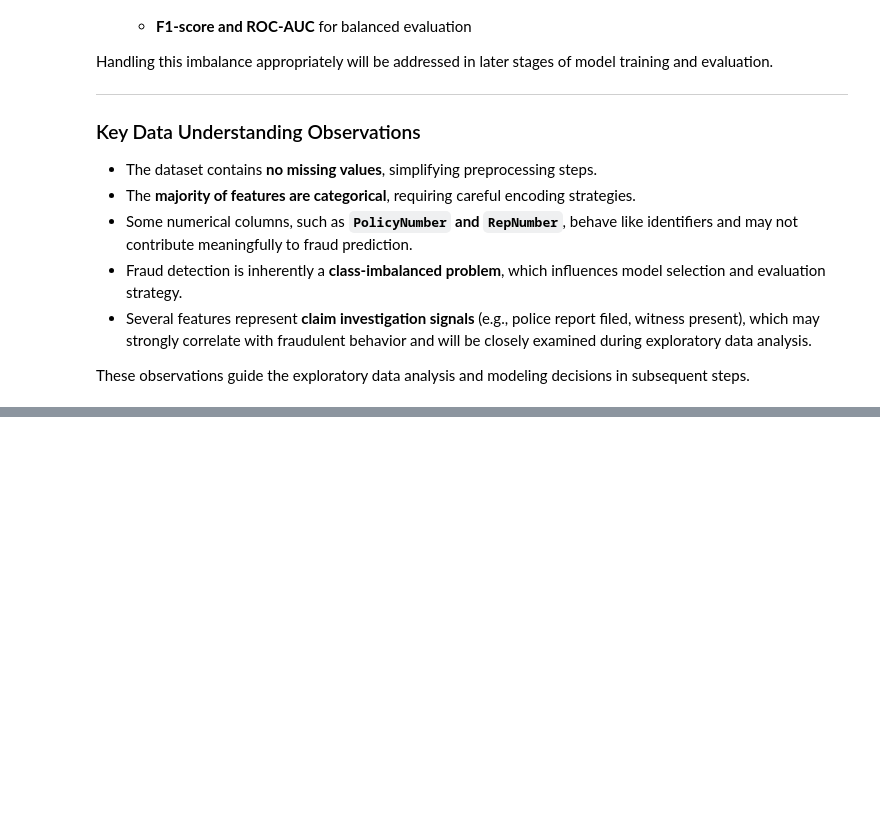
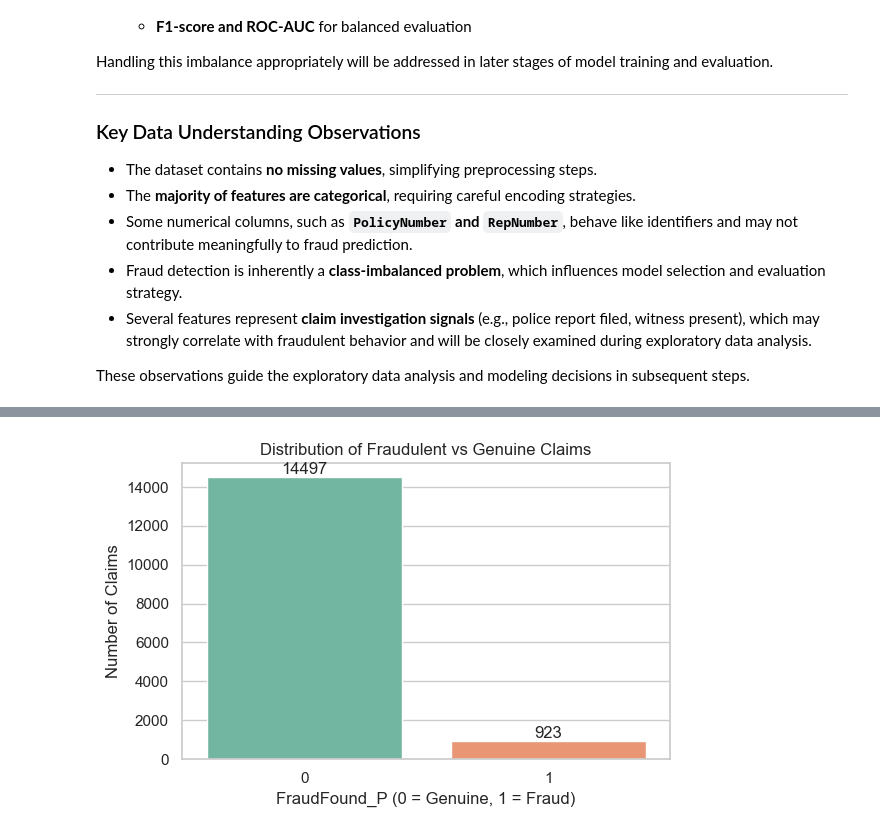
Before and after one commit to AmalSatheesan/Vehicle_Insurance_Claim_Fraud_Detection, a Jupyter notebook: notebooks/01_data_exploration.ipynb, the cells around one changed output, grey strips where cells are left out. Cells and saved outputs as stored; diff of their text form; code cells hidden in the pictures; blank space fills up the shorter version.

Commit message:
Further Data Exploration

```diff
--- a/notebooks/01_data_exploration.ipynb
+++ b/notebooks/01_data_exploration.ipynb
@@ -153,0 +169,24 @@ These observations guide the exploratory data analysis and modeling decisions in
+# %%
+import matplotlib.pyplot as plt
+import seaborn as sns
+
+# Set plot style
+sns.set(style="whitegrid")
+
+# Plot class distribution
+plt.figure(figsize=(6,4))
+ax = sns.countplot(x='FraudFound_P', hue='FraudFound_P',data=df, palette='Set2', legend=False)
+
+# Add count labels
+for p in ax.patches:
+    ax.annotate(f'{int(p.get_height())}',
+                (p.get_x() + p.get_width() / 2., p.get_height()),
+                ha='center', va='bottom')
+
+plt.title("Distribution of Fraudulent vs Genuine Claims")
+plt.xlabel("FraudFound_P (0 = Genuine, 1 = Fraud)")
+plt.ylabel("Number of Claims")
+plt.tight_layout()
+plt.show()
+# %% [output]
+[figure, added]
```
Also changed, not shown: parts of 10 cells of this notebook.
